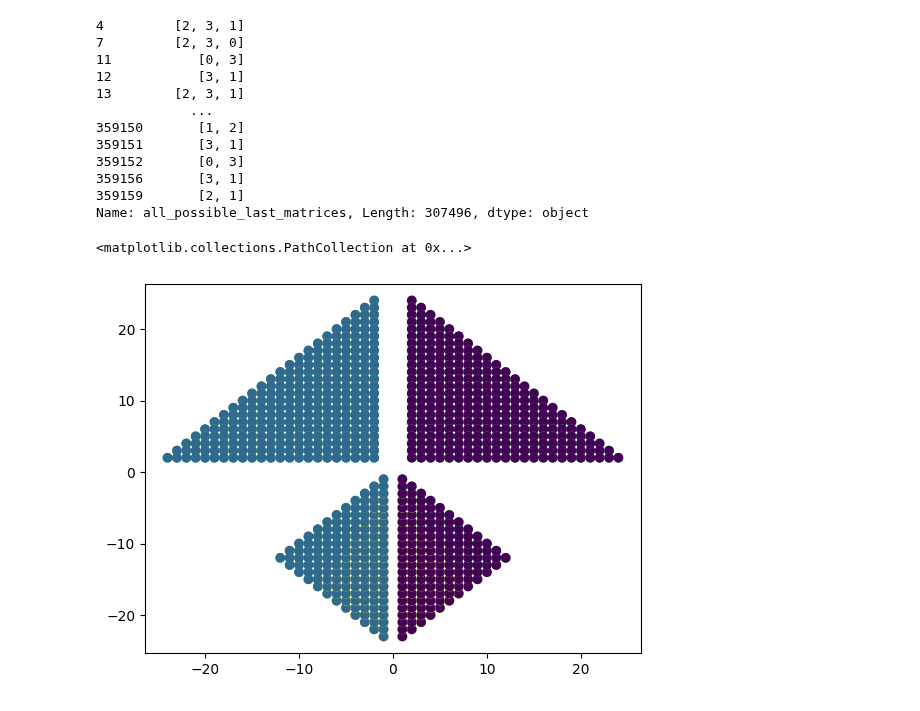
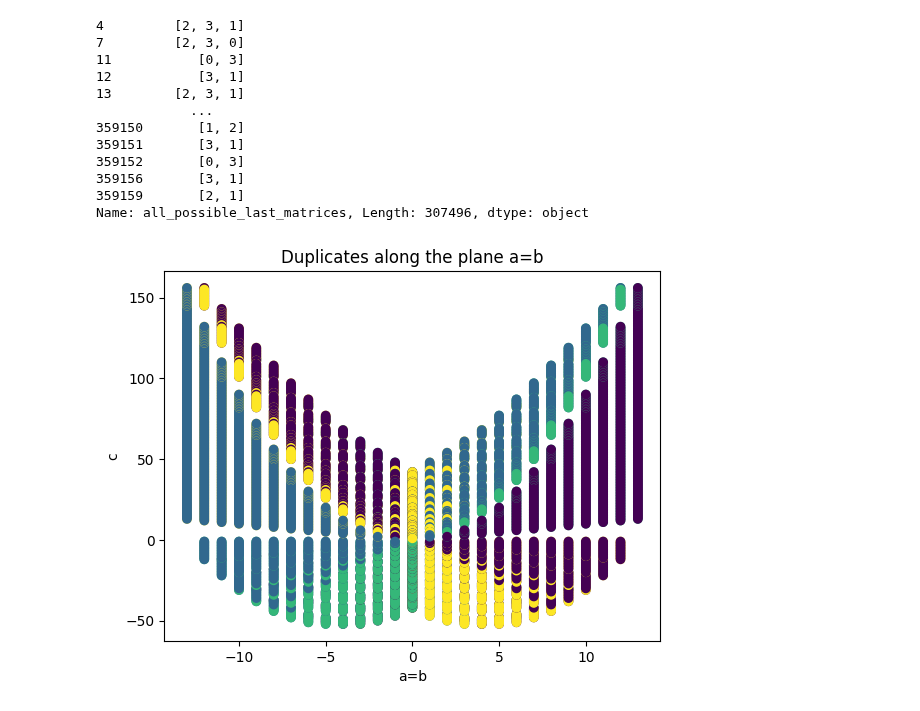
Before and after one commit to MXM-MachineLearning/MXM_AI_Ellenberg, a Jupyter notebook: heisenberg_group/Visualizations/duplicate_paths.ipynb, the cells around one changed output. Drawn from its saved outputs; the diff is of its cells as text; code cells hidden in the pictures.

Commit message:
add a visualization of the points along a=b with exactly 1 best next step

```diff
--- a/heisenberg_group/Visualizations/duplicate_paths.ipynb
+++ b/heisenberg_group/Visualizations/duplicate_paths.ipynb
@@ -100,8 +100,11 @@ df['all_possible_last_matrices']
 359159       [2, 1]
 Name: all_possible_last_matrices, Length: 307496, dtype: object
 # %%
-parabola = df[df['val1']==df['val2']]
-plt.scatter(x=parabola['val1'], y=parabola['val3'], c=parabola['last_matrix'])
+parabola = df[df['val1']==df['val3']]
+plt.scatter(x=parabola['val1'], y=parabola['val2'], c=parabola['last_matrix'])
+plt.xlabel("a=b")
+plt.ylabel("c")
+plt.title("Duplicates along the plane a=b")
+plt.show()
 # %% [output]
-<matplotlib.collections.PathCollection at 0x...>
-[figure, old version]
+[figure, new version]
```
Also changed, not shown: parts of 5 cells of this notebook.
